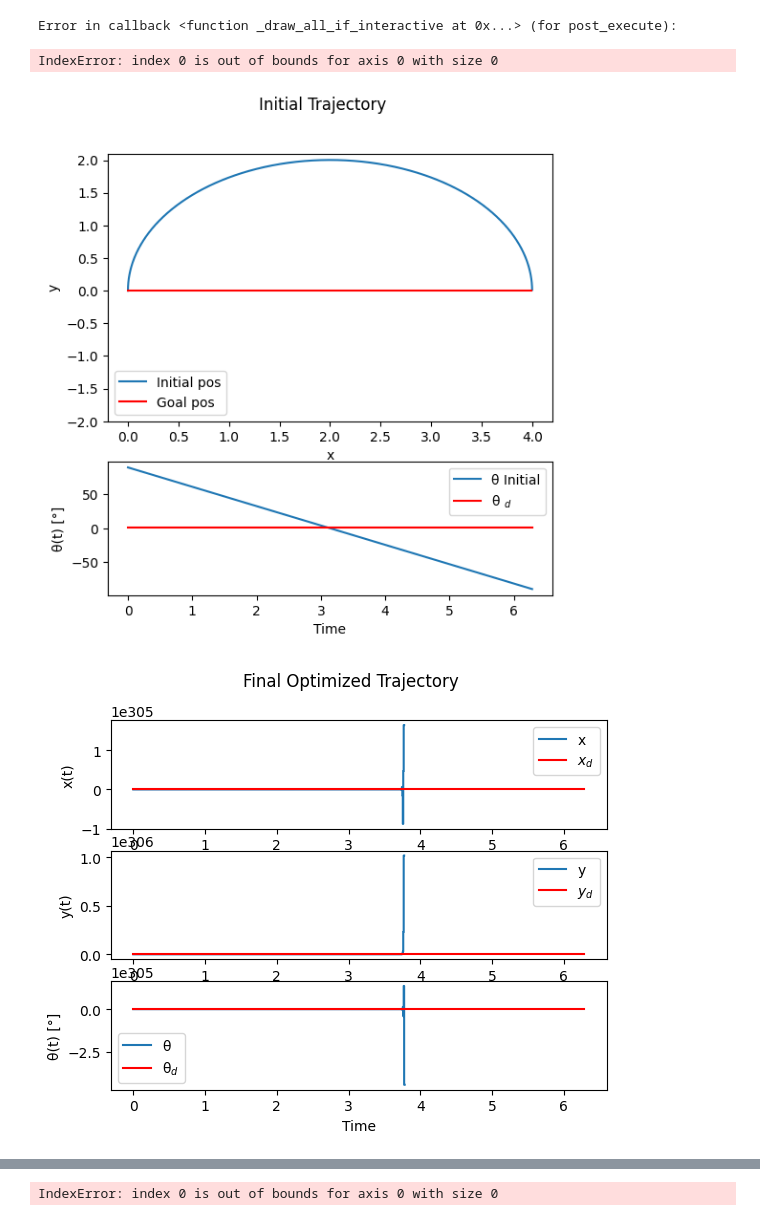
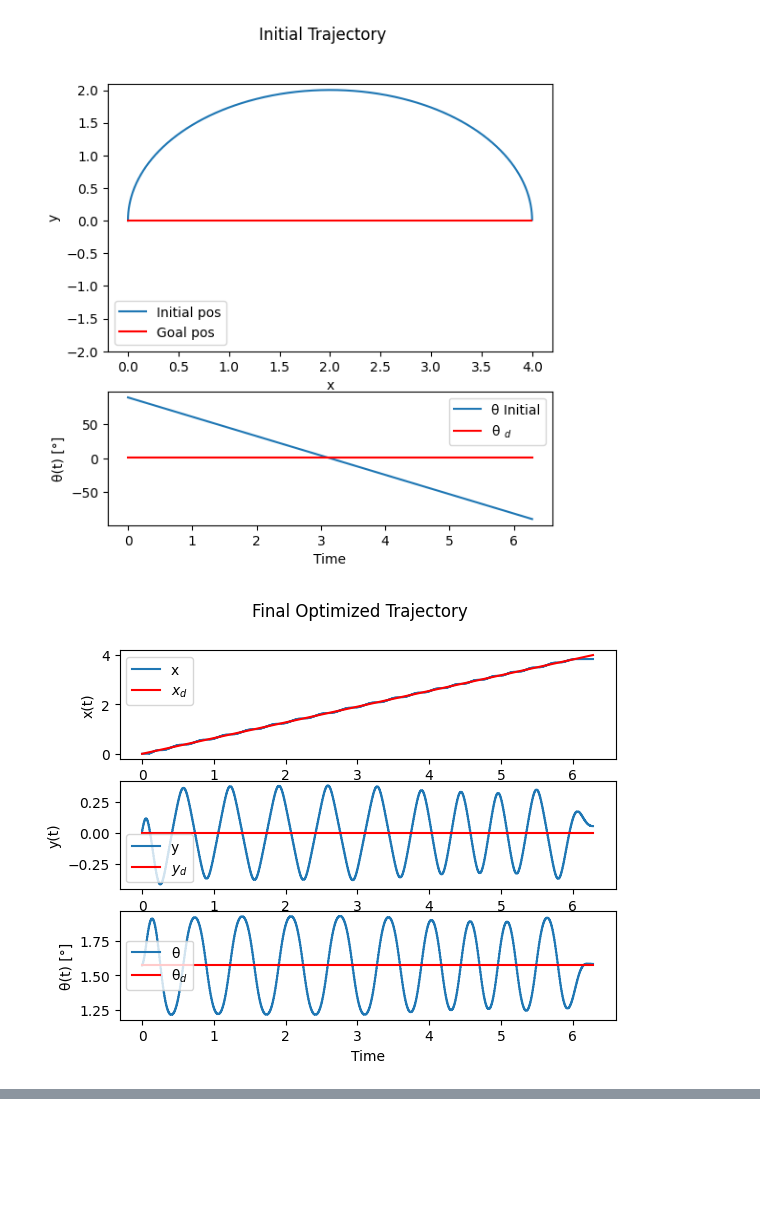
Before and after one commit to sirojc/me455-active-learning, a Jupyter notebook: HW2/HW2_1.ipynb, the cells around one changed output, grey strips where cells are left out. Drawn from its saved outputs; the diff is of its cells as text; code cells hidden in the pictures; blank space fills up the shorter version.

Commit message:
fully working, good results

```diff
--- a/HW2/HW2_1.ipynb
+++ b/HW2/HW2_1.ipynb
@@ -6,9 +6,9 @@ T = 2 * np.pi
 n = 1000
 h = T / n
 
-Q = np.array([[10, 0, 0],[0, 10, 0],[0, 0, 1]])
-R = np.array([[1, 0],[0, 1]])
-P_1 = np.array([[1, 0, 0],[0, 1, 0],[0, 0, 0.1]])
+Q = np.array([[100, 0, 0],[0, 10, 0],[0, 0, 10]])
+R = np.array([[0.1, 0],[0, 0.1]])
+P_1 = np.array([[10, 0, 0],[0, 10, 0],[0, 0, 10]])
 
 # Goal Trajectory
 x_g = np.zeros((n,3))
@@ -57,21 +57,22 @@ def get_zeta(x, u):
     P = np.zeros((n,3,3)) # Time, Matrix
     r = np.zeros((n,3)) # Time, Vector
     P[n-1] = P_1
-    r[n-1] = [0, 0, 0] # r(T) = ?
+    r[n-1] = [0, 0, 0]
 
     i = n-1
     while i > 0:
         P_dot = -np.dot(P[i], A[i]) - np.dot(A[i].T, P[i]) + np.dot(np.dot(np.dot(np.dot(P[i], B[i]), np.linalg.inv(R)), B[i].T), P[i]) - Q
-        r_dot = np.dot(np.dot(np.dot(P[i], B[i]), np.linalg.inv(R)), 2*np.dot(R.T, u[i])) - 2*np.dot(Q, (x[i] - x_g[i])) - np.dot((A[i] - np.dot(np.dot(np.dot(B[i], np.linalg.inv(R)), B[i].T), P[i])).T, r[i])
+        r_dot = np.dot(np.dot(np.dot(P[i], B[i]), np.linalg.inv(R)), 2*np.dot(u[i].T, R).T) - 2*np.dot((x[i] - x_g[i]).T, Q).T - np.dot((A[i] - np.dot(np.dot(np.dot(B[i], np.linalg.inv(R)), B[i].T), P[i])).T, r[i])
         P[i-1] = P[i] - h*P_dot
         r[i-1] = r[i] - h*r_dot
 
         i -= 1
 
-    zeta[0, :3] = [0, 0, 0] # -np.dot(np.linalg.inv(P[0]), r[0]) # will not yield results until r(T) is known, even z0 = 0
+    zeta[0, :3] = [0, 0, 0]
+    #zeta[0, :3] = -np.dot(np.linalg.inv(P[0]), r[0])
     for i in range(n-1):
-        zeta[i, 3:] = -np.dot(np.dot(np.dot(np.linalg.inv(R), B[i].T), P[i]), zeta[i, :3]) - np.dot(np.dot(np.linalg.inv(R), B[i].T), r[i]) - np.dot(np.linalg.inv(R), 2*np.dot(R.T, u[i]))
-        zeta[i+1, :3] = np.dot(A[i], zeta[i, :3]) + np.dot(B[i], zeta[i, 3:])
+        zeta[i, 3:] = -np.dot(np.dot(np.dot(np.linalg.inv(R), B[i].T), P[i]), zeta[i, :3]) - np.dot(np.dot(np.linalg.inv(R), B[i].T), r[i]) - np.dot(np.linalg.inv(R), 2*np.dot(u[i].T, R).T)
+        zeta[i+1, :3] = zeta[i, :3] + h*(np.dot(A[i], zeta[i, :3]) + np.dot(B[i], zeta[i, 3:]))
     return zeta
 # %%
 # Initial Trajectory
@@ -86,7 +87,7 @@ x_init = dynamics(x0, u_init)
 #print(J_init)
 # %%
 # iLQR
-eps = 0.05 # Threshold
+eps = 1E-3 # Threshold
 
 u_iLQR = u_init
 x_iLQR = x_init
@@ -95,13 +96,14 @@ zeta = np.zeros((n,5)) # zeta = [z0, z1, z2, v0, v1]
 
 i = 0
 while i==0 or np.abs(DJ(x_iLQR, u_iLQR, zeta)) > eps:
+    print(np.abs(DJ(x_iLQR, u_iLQR, zeta)))
     # zeta = argmin(DJ(u)*zeta) + 0.5*np.dot(zeta.T, zeta)
     zeta = get_zeta(x_iLQR, u_iLQR)
-    print(zeta)
+    #print(zeta[-1])
 
     # Armijo
-    alpha = 0.5
-    beta = 0.1
+    alpha = 0.1
+    beta = 0.5
     gamma = 1
     J_u = J(x_iLQR, u_iLQR)
     DJ_u_zeta = DJ(x_iLQR, u_iLQR, zeta)
@@ -154,7 +160,7 @@ ax2.step(time_discr, x_iLQR[:,1], label="y")
 ax1.plot(time_discr, x_g[:,0], color='red', label=r"$x_{d}$")
 ax2.plot(time_discr, x_g[:,1], color='red', label=r"$y_{d}$")
 ax3.step(time_discr, x_iLQR[:,2], label="\u03B8")
-ax3.plot(time_discr, x_g[:,2], color='red', label="\u03B8$_{d}$")
+ax3.plot(time_discr, x_g[:,2]*180/np.pi, color='red', label="\u03B8$_{d}$")
 ax1.set_xlabel("Time")
 ax1.set_ylabel("x(t)")
 ax2.set_xlabel("Time")
@@ -162,33 +168,31 @@ ax2.set_ylabel("y(t)")
 ax3.set_xlabel("Time")
 ax3.set_ylabel("\u03B8(t) [°]")
 ax1.legend()
 ax2.legend()
 ax3.legend()
 fig2.suptitle("Final Optimized Trajectory")
 #plt.savefig('ME455_ActiveLearning/HW2/HW2_1_opt_time.png')
 
 fig3, ax = plt.subplots()
 ax.step(x_iLQR[:,0], x_iLQR[:,1], label='Optimized')
 ax.plot(x_g[:,0], x_g[:,1], color='red', label='Goal')
 ax.legend()
 ax.set_ylim([-2, 2])
 ax.set_xlabel("x")
 ax.set_ylabel("y")
 fig3.suptitle("Final Optimized Trajectory")
 #plt.savefig('ME455_ActiveLearning/HW2/HW2_1_opt_xy.png')
 
 # Plot Optimized Control Signal
 fig4, ax = plt.subplots()
 ax.step(time_discr, u_iLQR[:,0], label=r"u$_{1}$")
 ax.step(time_discr, u_iLQR[:,1], label=r"$u_{2}$")
 ax.legend(loc='upper right')
 ax.set_xlabel("Time")
 ax.set_ylabel(r"$u(t)$")
 fig4.suptitle("Optimized Controls")
 #plt.savefig('ME455_ActiveLearning/HW2/HW2_1_opt_u.png')
 # %% [output]
 Text(0.5, 0.98, 'Optimized Controls')
-Error in callback <function _draw_all_if_interactive at 0x...> (for post_execute):
-IndexError: index 0 is out of bounds for axis 0 with size 0
 [figure]
-[figure, old version]
+[figure, new version]
@@ -196 +199,0 @@ IndexError: index 0 is out of bounds for axis 0 with size 0
-IndexError: index 0 is out of bounds for axis 0 with size 0
```
Also changed, not shown: parts of 2 cells of this notebook, 1 other file.
